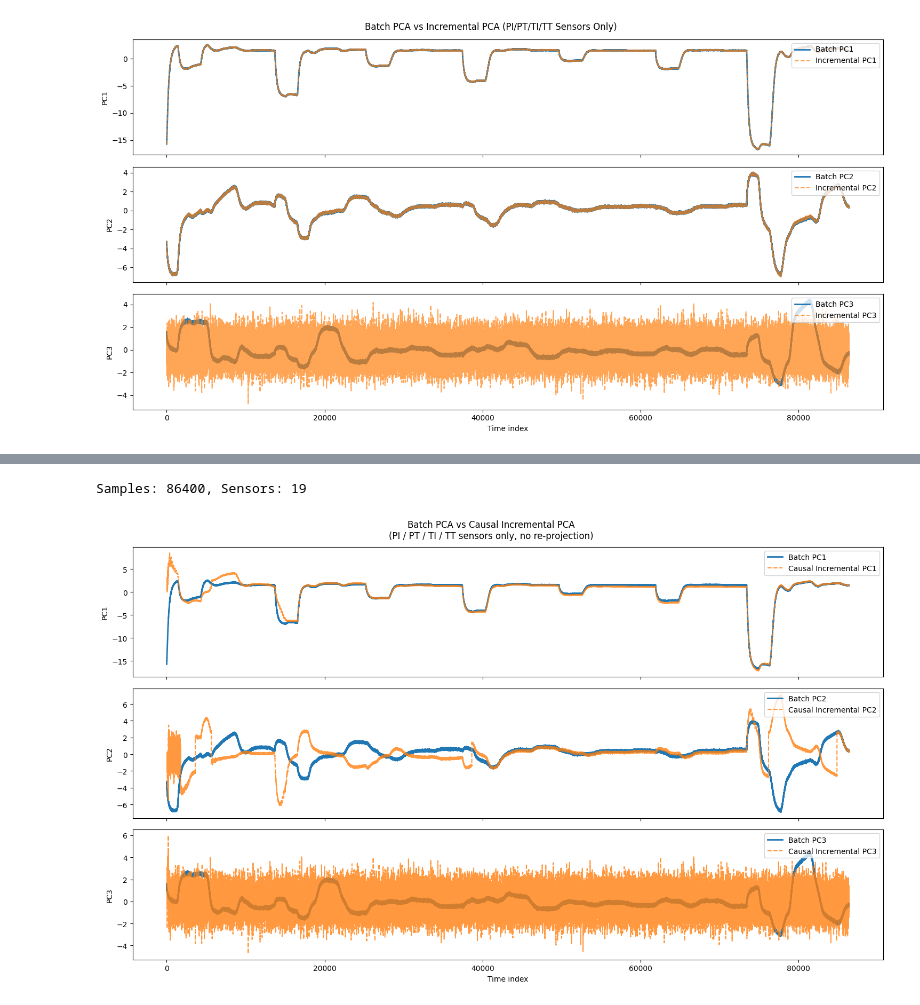
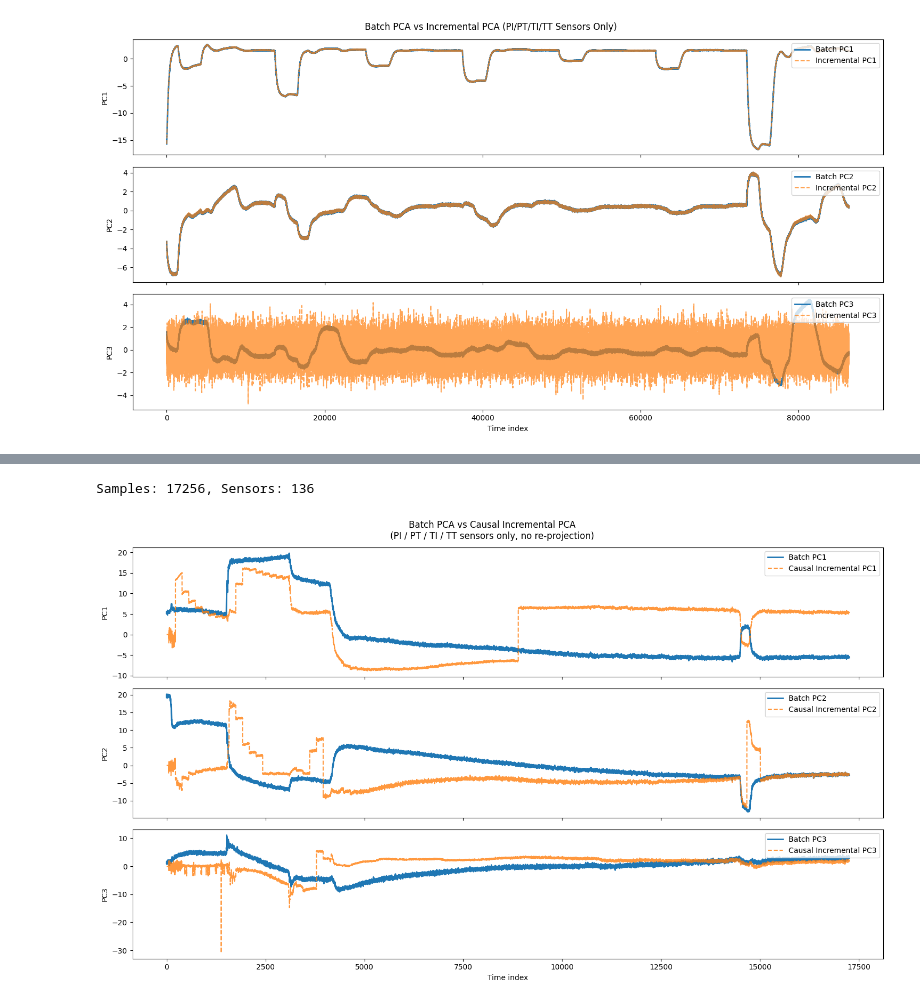
Before and after one commit to JVSCHANDRADITHYA/MultiDimensionalAD, a Jupyter notebook: W3-Design/EDA_as_you_go/pcs_with_pv.ipynb, the cells around one changed output, grey strips where cells are left out. Cells and saved outputs as stored; diff of their text form; code cells hidden in the pictures.

```diff
--- a/W3-Design/EDA_as_you_go/pcs_with_pv.ipynb
+++ b/W3-Design/EDA_as_you_go/pcs_with_pv.ipynb
@@ -246,7 +491,7 @@ from sklearn.preprocessing import StandardScaler
 from sklearn.decomposition import PCA, IncrementalPCA
 
 # ---------------- CONFIG ----------------
-CSV_PATH = r"F:\MultiDimensionalAD\data\long_run_labelled.csv"
+CSV_PATH = r"F:\MultiDimensionalAD\data\202505161524GMT+5x30.h24.csv"
 
 DROP_COLS = ["Seconds", "Timestamp_IST", "State", "label"]
 SENSOR_TAGS = ("PI", "PT", "TI", "TT")
@@ -308,32 +553,32 @@ for t in range(WARMUP, n_samples):
 # 3️⃣ COMPARISON PLOT
 # =======================
 t = np.arange(n_samples)
 
 fig, axes = plt.subplots(3, 1, figsize=(15, 9), sharex=True)
 
 for k in range(3):
     axes[k].plot(
         t, Z_batch[:, k],
         label=f"Batch PC{k+1}",
         linewidth=2
     )
     axes[k].plot(
         t, Z_causal[:, k],
         linestyle="--",
         alpha=0.8,
         label=f"Causal Incremental PC{k+1}"
     )
 
     axes[k].set_ylabel(f"PC{k+1}")
     axes[k].legend(loc="upper right")
 
 axes[-1].set_xlabel("Time index")
 fig.suptitle(
     "Batch PCA vs Causal Incremental PCA\n"
     "(PI / PT / TI / TT sensors only, no re-projection)"
 )
 plt.tight_layout()
 plt.show()
 # %% [output]
-Samples: 86400, Sensors: 19
+Samples: 17256, Sensors: 136
-[figure, old version]
+[figure, new version]
```
Also changed, not shown: parts of 4 cells of this notebook, 2 other files.
